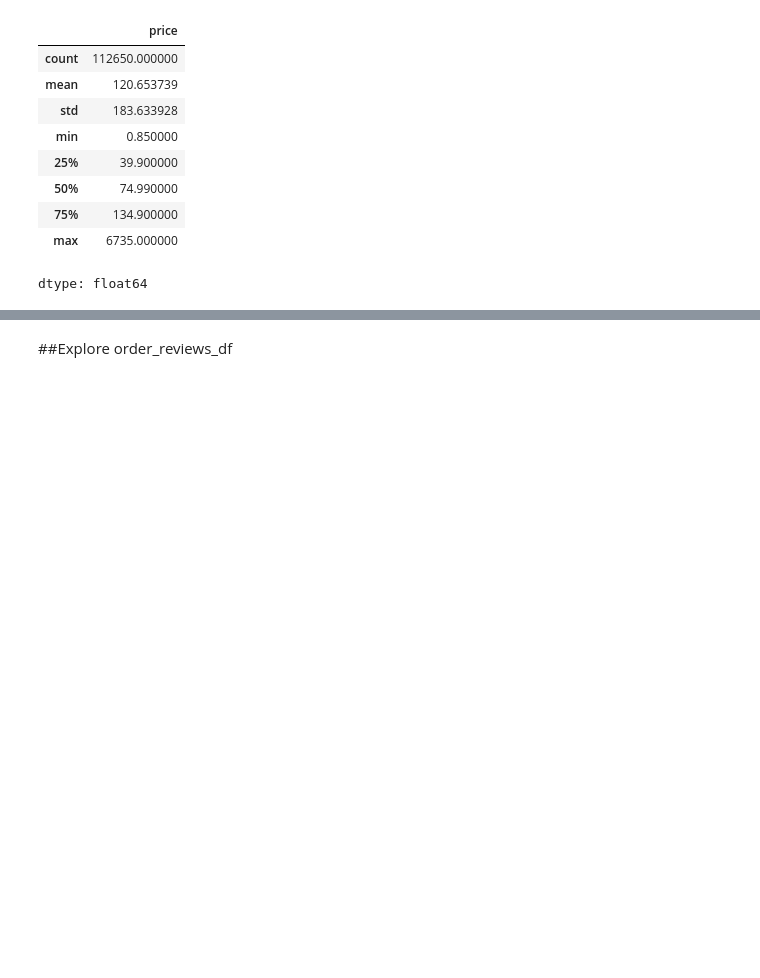
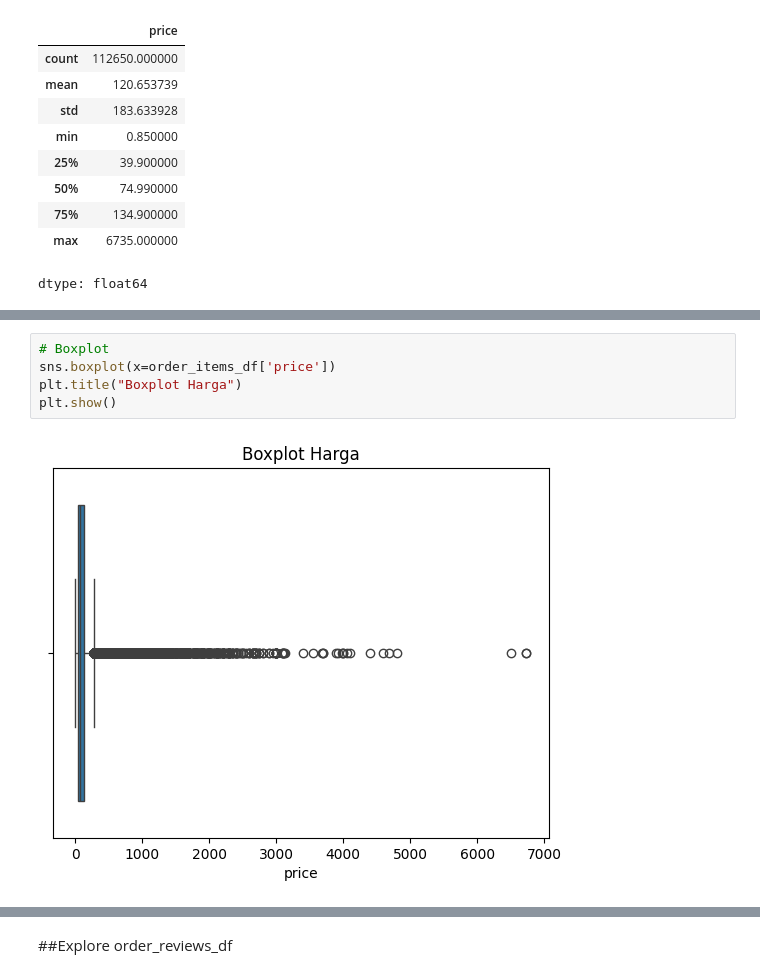
Before and after one commit to y3nu5/submission-proyek-data-analisis, a Jupyter notebook: notebook.ipynb, the cells around one changed output, grey strips where cells are left out. Drawn from its saved outputs; the diff is of its cells as text; blank space fills up the shorter version.

```diff
--- a/notebook.ipynb
+++ b/notebook.ipynb
@@ -1034,0 +1055,7 @@ dtype: float64
+# %%
+# Boxplot
+sns.boxplot(x=order_items_df['price'])
+plt.title("Boxplot Harga")
+plt.show()
+# %% [output]
+[figure, added]
```
Also changed, not shown: parts of 24 cells of this notebook, 1 other file.
